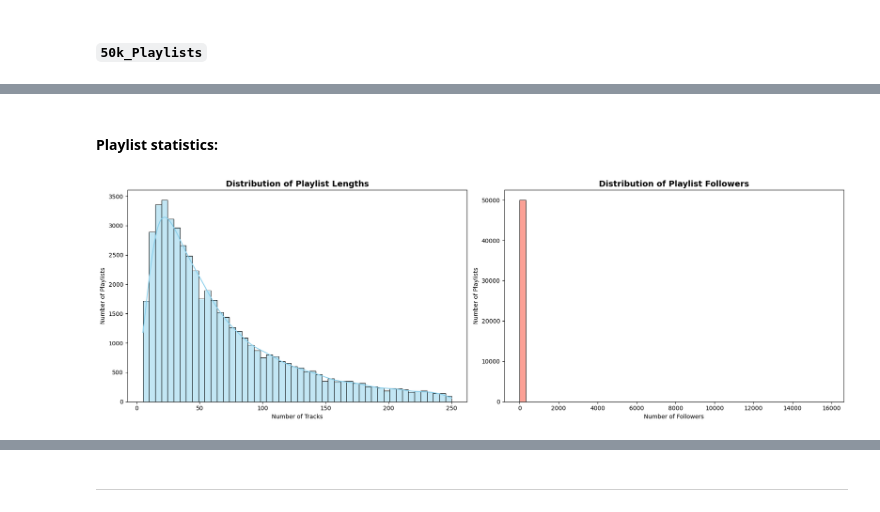
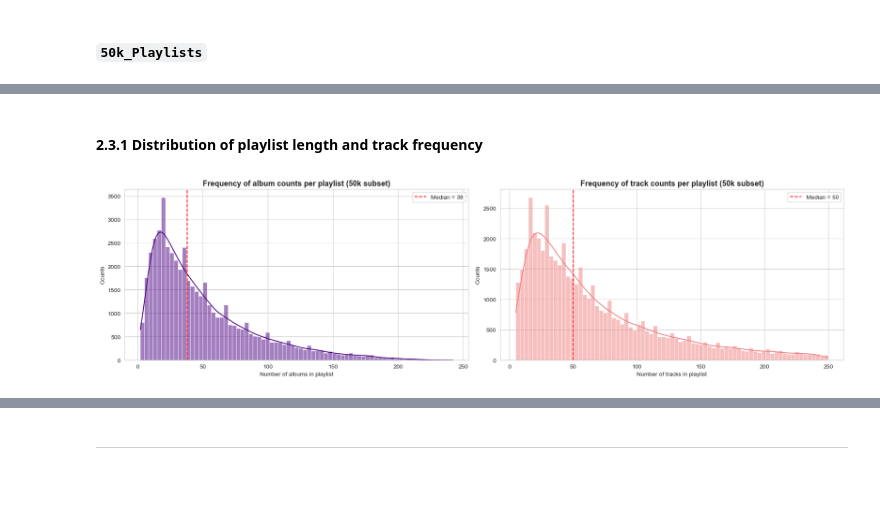
Before and after one commit to RomanLesicky/Data_Science_Project_INFO_H600, a Jupyter notebook: INFO_H600_Project.ipynb, the cells around one changed output, grey strips where cells are left out. Cells and saved outputs as stored; diff of their text form; code cells hidden in the pictures; blank space fills up the shorter version.

Commit message:
End of Step 2 for 50k
The same pipeline can be applied for 5k

```diff
--- a/INFO_H600_Project.ipynb
+++ b/INFO_H600_Project.ipynb
@@ -555,37 +500,60 @@ Passing `palette` without assigning `hue` is deprecated and will be removed in v
 # %% [markdown]
-#### Playlist statistics:
+#### 2.3.1 Distribution of playlist length and track frequency
 # %%
-import matplotlib.pyplot as plt
-import seaborn as sns
-from pyspark.sql import functions
 
-# --- Step 1: Prepare the Data (Spark Side) ---
-# We select only the columns we need.
-# Since we have 50k rows (one per playlist), we can collect all of them to Pandas safely.
-playlist_stats_df = playlists_flat_DataFrame_50k.select("num_tracks", "num_followers").toPandas()
+# This will be an universal theme, the graphics look better with a white grid pattern as background
+sns.set_style("whitegrid")
 
-# --- Step 2: Visualization (Matplotlib/Seaborn Side) ---
+# --- Step 1: Spark → Pandas with just what we need ---
+# Here we use Spark to select only the num_tracks and num_albums columns from our playlists_flat_DataFrame_50k dataframe
+# And importantly convert this to a Pandas dataframe which Seahorse does very much like.
+# Additionally, the majority of the plotting for Task 2 will be one using Seahorse.
 
-fig, ax = plt.subplots(1, 2, figsize=(18, 6))
+playlist_DataFrame_generic_infos = (playlists_flat_DataFrame_50k
+    .select("num_tracks", "num_albums")
+    .toPandas())
 
-# Plot 1: Distribution of Playlist Length (num_tracks)
-# We use a histogram with a Kernel Density Estimate (KDE) to see the shape.
-sns.histplot(data=playlist_stats_df, x="num_tracks", bins=50, kde=True, color="skyblue", ax=ax[0])
-ax[0].set_title("Distribution of Playlist Lengths", fontsize=14, fontweight='bold')
-ax[0].set_xlabel("Number of Tracks")
-ax[0].set_ylabel("Number of Playlists")
+# Adding the median value is a nice touch in the graphic, not the mean since this could be affected by outliers
+tracks_median = playlist_DataFrame_generic_infos["num_tracks"].median()
+albums_median = playlist_DataFrame_generic_infos["num_albums"].median()
 
-# Plot 2: Distribution of Followers (num_followers)
-# Note: This is usually extremely skewed (Power Law). Most have 1 follower; a few have 10k.
-# To make it readable, we often use a log scale, but here is the raw distribution first.
-sns.histplot(data=playlist_stats_df, x="num_followers", bins=50, kde=False, color="salmon", ax=ax[1])
-ax[1].set_title("Distribution of Playlist Followers", fontsize=14, fontweight='bold')
-ax[1].set_xlabel("Number of Followers")
-ax[1].set_ylabel("Number of Playlists")
-# Optional: Set y-scale to log if the bar at '1' is too huge to see anything else
-# ax[1].set_yscale('log')
+# This first cell is meant to show the country / frequency distribution of "num_tracks" and "num_albums"
+# For this we initialize two subplots using Matplotlib but the actual plotting is done by sns.
+
+figure, axes = plt.subplots(1, 2, figsize=(18, 5))
+
+sns.histplot(data=playlist_DataFrame_generic_infos,
+    x="num_albums",
+    bins=75, # This is a arbitrary but 25 seems to produce a correct distribution graphic
+    kde=True, # We add a smooth curve on top of histogram
+    ax=axes[0],
+    color="#4B0082") # All the colors were chosen using an RGB pallette website
+
+# Here we added the Median vertical line
+axes[0].axvline(albums_median, color="#FF0000", linestyle="--",label=f"Median = {albums_median:.0f}")
+
+# The rest is mainly graphic annotation:
+axes[0].set_title("Frequency of album counts per playlist (50k subset)", fontsize=13, fontweight="bold")
+axes[0].set_xlabel("Number of albums in playlist")
+axes[0].set_ylabel("Counts")
+axes[0].legend()
+
+# Here we have the same logic for the 2nd histogram for tracks
+sns.histplot(
+    data=playlist_DataFrame_generic_infos,
+    x="num_tracks",
+    bins=75,
+    kde=True,
+    ax=axes[1],
+    color="#F08080")
+
+axes[1].axvline(tracks_median, color="#FF0000", linestyle="--",label=f"Median = {tracks_median:.0f}")
+axes[1].set_title("Frequency of track counts per playlist (50k subset)", fontsize=13, fontweight="bold")
+axes[1].set_xlabel("Number of tracks in playlist")
+axes[1].set_ylabel("Counts")
+axes[1].legend()
 
 plt.tight_layout()
 plt.show()
 # %% [output]
-[figure, old version]
+[figure, new version]
```
Also changed, not shown: parts of 21 cells of this notebook, 2 other files.
